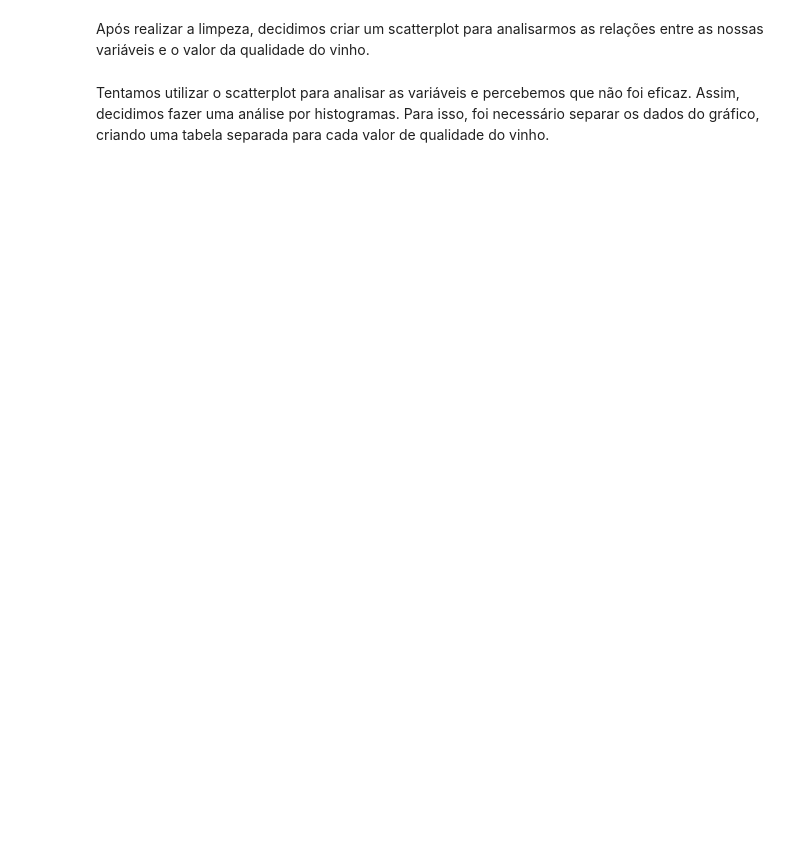
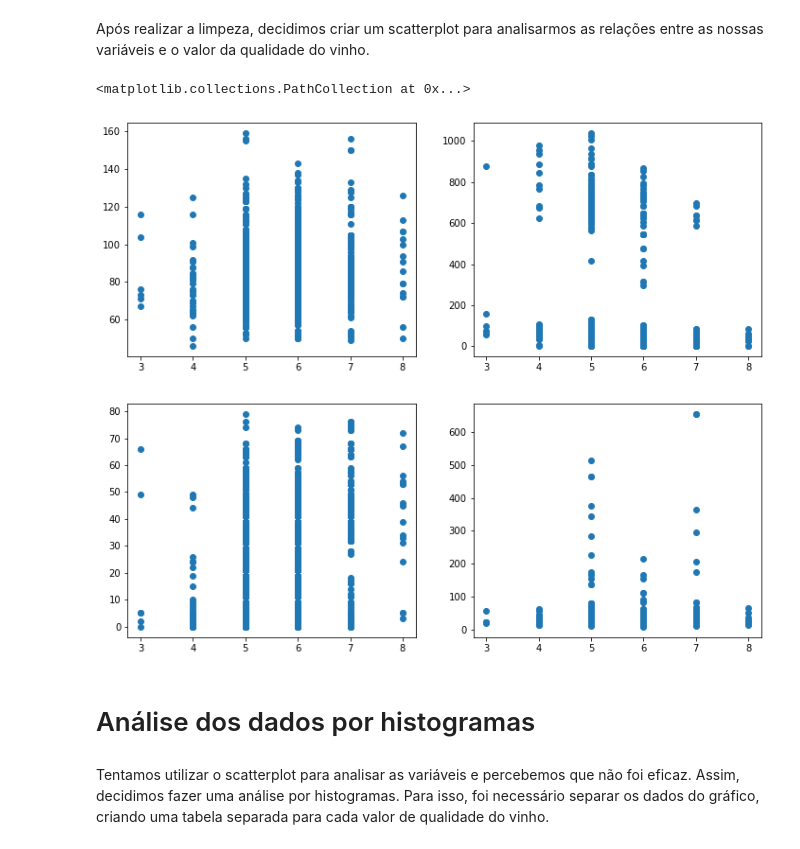
Before and after one commit to insper-classroom/22-2a-cd-p2-grupo_henriques_e_lari, a Jupyter notebook: Projeto_lari.ipynb, the cells around one changed output. Cells and saved outputs as stored; diff of their text form; code cells hidden in the pictures; blank space fills up the shorter version.

```diff
--- a/Projeto_lari.ipynb
+++ b/Projeto_lari.ipynb
@@ -301,13 +345,18 @@ Após realizar a limpeza, decidimos criar um scatterplot para analisarmos as rel
 # %%
 plt.figure(figsize=(12,10))
 plt.subplot(2,2,1)
-plt.scatter(vinho["quality"], vinho["fixed acidity"])
+plt.scatter(dados["quality"], dados["fixed acidity"])
 plt.subplot(2,2,2)
-plt.scatter(vinho["quality"], vinho["volatile acidity"])
+plt.scatter(dados["quality"], dados["volatile acidity"])
 plt.subplot(2,2,3)
-plt.scatter(vinho["quality"], vinho["citric acid"])
+plt.scatter(dados["quality"], dados["citric acid"])
 plt.subplot(2,2,4)
-plt.scatter(vinho["quality"], vinho["residual sugar"])
+plt.scatter(dados["quality"], dados["residual sugar"])
+# %% [output]
+<matplotlib.collections.PathCollection at 0x...>
+[figure, added]
+# %% [markdown]
+<h1>Análise dos dados por histogramas</h1>
 # %% [markdown]
 Tentamos utilizar o scatterplot para analisar as variáveis e percebemos que não foi eficaz. Assim, decidimos fazer uma análise por histogramas.
 Para isso, foi necessário separar os dados do gráfico, criando uma tabela separada para cada valor de qualidade do vinho.
```
Also changed, not shown: parts of 52 cells of this notebook, 2 other files.
